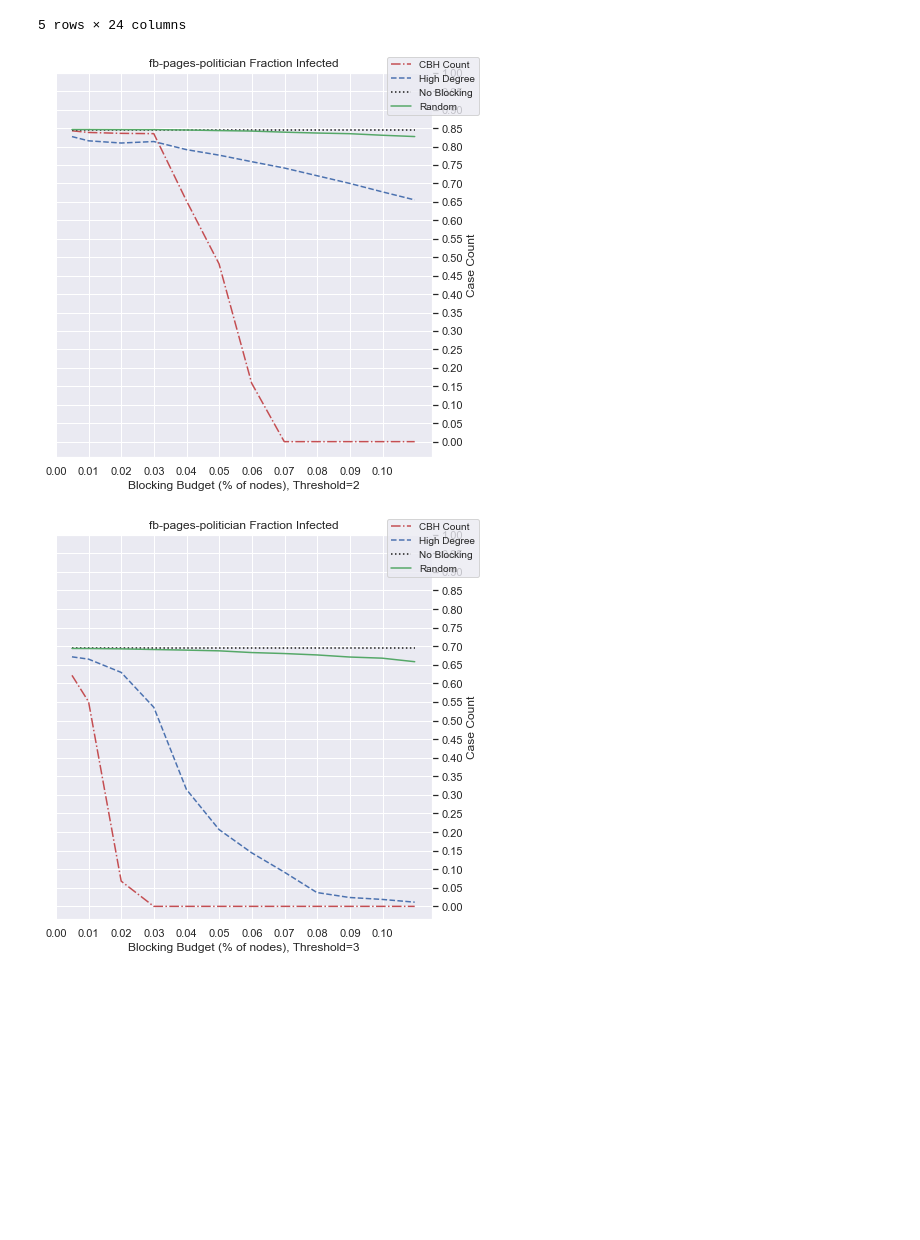
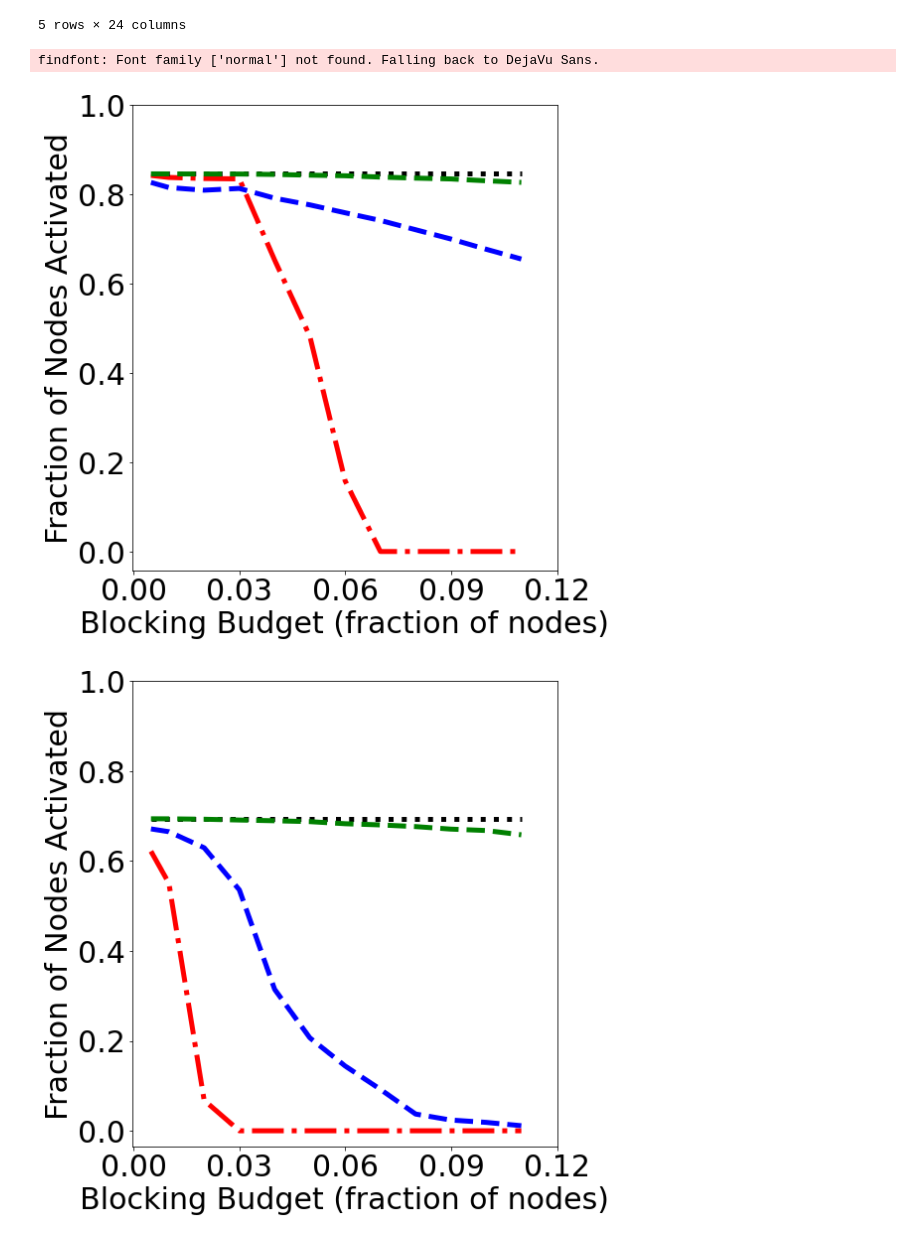
Before and after one commit to hcars/threshold_simulations_refactored, a Jupyter notebook: complex_net_proposal/experiment_results/analysis.ipynb, the cells around one changed output. Cells and saved outputs as stored; diff of their text form; code cells hidden in the pictures; blank space fills up the shorter version.

```diff
--- a/complex_net_proposal/experiment_results/analysis.ipynb
+++ b/complex_net_proposal/experiment_results/analysis.ipynb
@@ -1,10 +8,9 @@
 # %%
-import pandas as pd
-import seaborn as sns
+
 results = pd.read_csv('results.csv', index_col=None)
 for name in ['_no_block', '_cbh', '_degree', '_random']:
     results['total' + name] = sum(results[str(i)+name] for i in range(1, 4)).subtract(20)
-sns.set()
+# sns.set()
 results = results[results.seed_size == 20]
 results.head()
 # %% [output]
@@ -18,9 +24,9 @@ results.head()
 # %%
 for i in range(results.shape[0]):
     if results.iloc[i,0] == "astroph":
-        results.iloc[i, 3] /= 18771
+        results.iloc[i, 3] /= 17903
         for j in range(results.shape[1] - 4, results.shape[1]):
-            results.iloc[i,j] /= 18771
+            results.iloc[i,j] /= 17903
     elif results.iloc[i,0] == "fb-pages-politician":
         results.iloc[i, 3] /= 5908
         for j in range(results.shape[1] - 4, results.shape[1]):
@@ -30,39 +36,40 @@ for i in range(results.shape[0]):
         for j in range(results.shape[1] - 4, results.shape[1]):
             results.iloc[i,j] /= 7066
 # %%
-import matplotlib.pyplot as plt
-import numpy as np
-from matplotlib.font_manager import FontProperties
+
 
 names = ['fb-pages-politician','astroph', 'wiki']
 thres = [2, 3, 4]
 
-fontP = FontProperties()
-fontP.set_size('small')
+font = {'family' : 'normal',
+        'size'   : 30}
+fontP = FontProperties(size=16)
+plt.rc('font', **font)
 
 
 for name in names:
     threshold = results[results.network_name == name]
 #        threshold = threshold[threshold.seed_size == 10]
     for i in range(len(thres)):
-        fig, ax = plt.subplots(figsize=(6, 6))
+        fig, ax = plt.subplots(figsize=(8, 8))
         subdf = threshold[threshold.threshold == thres[i]]
-        cbh, = ax.plot(list(subdf.budget_total)[:-1], list(subdf.total_cbh)[:-1], 'r-.')
-        degree, = ax.plot(list(subdf.budget_total)[:-1], list(subdf.total_degree)[:-1], 'b--')
-        no_block, = ax.plot(list(subdf.budget_total)[:-1], list(subdf.total_no_block)[:-1], 'k:')
-        random, = ax.plot(list(subdf.budget_total)[:-1], list(subdf.total_random)[:-1],'g')
-        ax.set_xticks(np.arange(0, .11, .01))
-        ax.set_yticks(np.arange(0, 1.05, .05))
+        cbh, = ax.plot(list(subdf.budget_total)[:-1], list(subdf.total_cbh)[:-1], 'r-.', linewidth=5)
+        degree, = ax.plot(list(subdf.budget_total)[:-1], list(subdf.total_degree)[:-1], 'b--', linewidth=5)
+        no_block, = ax.plot(list(subdf.budget_total)[:-1], list(subdf.total_no_block)[:-1], 'k:', linewidth=5)
+        random, = ax.plot(list(subdf.budget_total)[:-1], list(subdf.total_random)[:-1],'g--', linewidth=5)
+        ax.set_xticks(np.arange(0, .13, .03))
+        ax.set_yticks(np.arange(0, 1.1, .2))
         fig.tight_layout(pad=1)
-        fig.legend([cbh, degree, no_block, random], ['CBH Count', "High Degree", "No Blocking", "Random"], loc='upper right', prop=fontP)
-        ax.set_title(name + "Fraction Infected")
-        if name == 'fb-pages-politician':
-            ax.set_title(name + " Fraction Infected")
-        ax.set_xlabel("Blocking Budget (% of nodes), Threshold=" + str(thres[i]))
-        ax.set_ylabel("Case Count")
-        ax.yaxis.set_ticks_position("right")
-        ax.yaxis.set_label_position("right")
-        plt.savefig("plots/" + name + "_thres_" + str(thres[i]) + ".png", bbox_inches="tight")
+#         fig.legend([cbh, degree, no_block, random], ['MCICH', "High Degree", "No Blocking", "Random"], bbox_to_anchor=(1.05, 1),   borderaxespad= 1, loc='center right', prop=fontP)
+#         ax.set_title(name + " Fraction Infected", pad=2)
+#         if name == 'fb-pages-politician':
+#             ax.set_title("fb-poli Fraction Infected", pad=2)
+        ax.set_xlabel("Blocking Budget (fraction of nodes)")
+        ax.set_ylabel("Fraction of Nodes Activated")
+#         ax.yaxis.set_ticks_position("right")
+#         ax.yaxis.set_label_position("right")
+        plt.savefig("plots/" + name + "_thres_" + str(thres[i]) + ".pdf", bbox_inches="tight")
 # %% [output]
+findfont: Font family ['normal'] not found. Falling back to DejaVu Sans.
-[figure, old version]
+[figure, new version]
-[figure, old version]
+[figure, new version]
```
Also changed, not shown: parts of 9 cells of this notebook, 30 other files.
